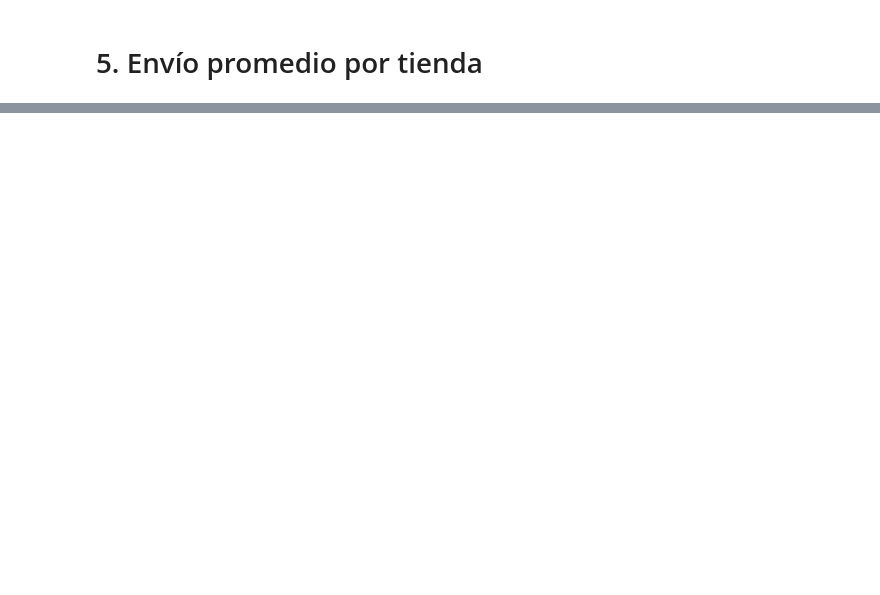
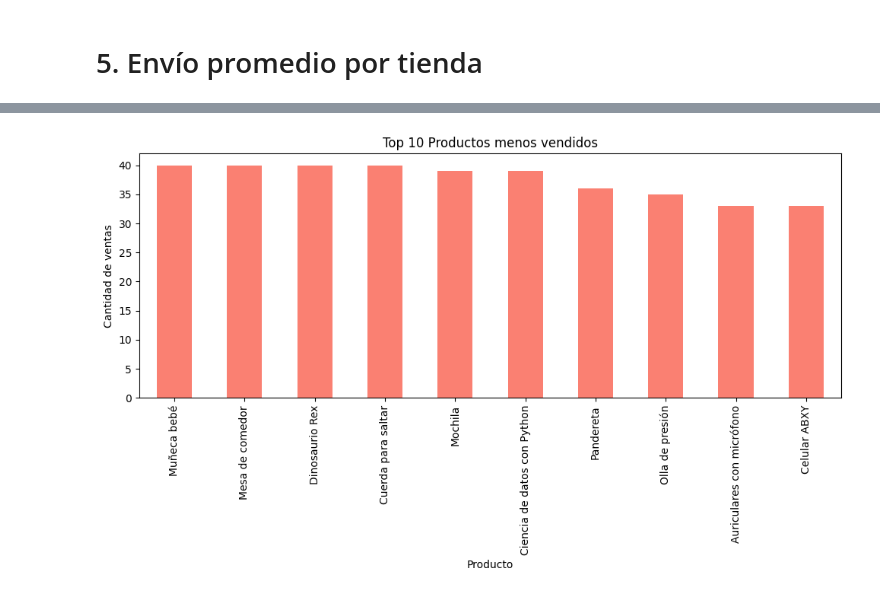
Before and after one commit to francarrascoo/python-challenge, a Jupyter notebook: AluraStoreLatam.ipynb, the cells around one changed output, grey strips where cells are left out. Drawn from its saved outputs; the diff is of its cells as text; code cells hidden in the pictures; blank space fills up the shorter version.

```diff
--- a/AluraStoreLatam.ipynb
+++ b/AluraStoreLatam.ipynb
@@ -154,0 +353,16 @@ Promedio calificación Tienda 4:  4.0
+# %%
+#Tienda 1
+
+ventas_por_producto = tienda['Producto'].value_counts()
+
+menos_vendidos = ventas_por_producto.tail(10)
+
+plt.figure(figsize=(10,6))
+menos_vendidos.plot(kind='bar', color='salmon')
+plt.title('Top 10 Productos menos vendidos')
+plt.xlabel('Producto')
+plt.ylabel('Cantidad de ventas')
+plt.tight_layout()
+plt.show()
+# %% [output]
+[figure, added]
```
Also changed, not shown: parts of 18 cells of this notebook.
